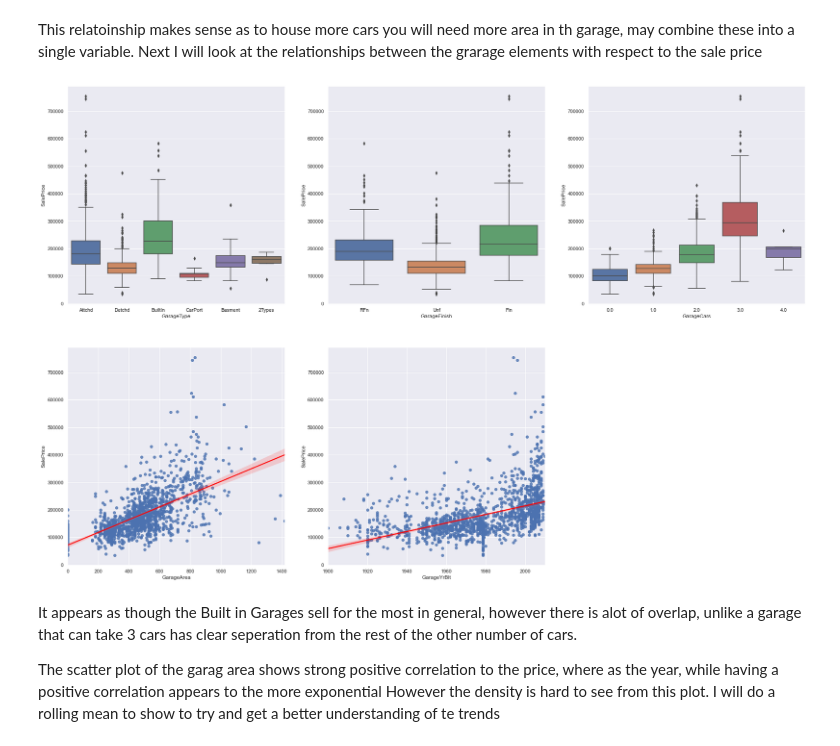
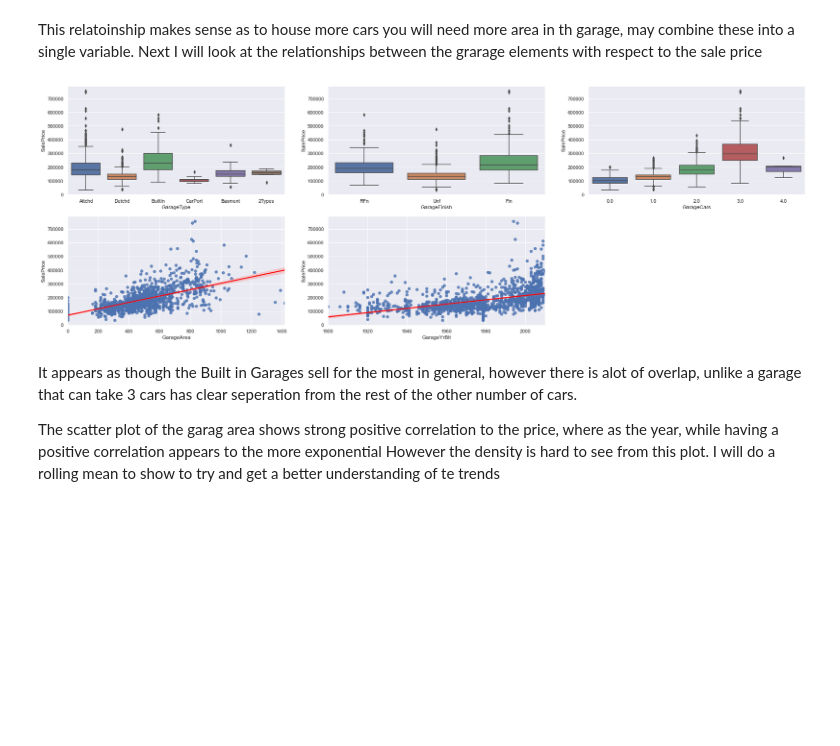
Before and after one commit to bhollands/Iowa-house-prices-advanced-regression, a Jupyter notebook: EDA.ipynb, the cells around one changed output. Saved outputs shown, nothing was run; the diff lists cells and outputs as text; code cells hidden in the pictures; blank space fills up the shorter version.

```diff
--- a/EDA.ipynb
+++ b/EDA.ipynb
@@ -142,19 +147,19 @@ This relatoinship makes sense as to house more cars you will need more area in t
 # %%
 sns.set()
 garage_ind = ['GarageType','GarageFinish', 'GarageCars', 'GarageArea', 'GarageYrBlt']
 
 i=0
-plt.figure(figsize = (30,20))
+plt.figure(figsize = (30,10))
 for _ in garage_ind:
     ax = plt.subplot(2,3 ,i+1)
     if i < 3:
         sns.boxplot(x = _, y = 'SalePrice', data = train_drop, ax=ax)
     else:
         sns.regplot(x = _, y = 'SalePrice',data = train_drop,line_kws={'color':'red'} ,ax = ax)
 
     i+=1
 # %% [output]
-[figure, old version]
+[figure, new version]
 # %% [markdown]
 It appears as though the Built in Garages sell for the most in general, however there is alot of overlap, unlike a garage that can take 3 cars has clear seperation from the rest of the other number of cars.
 
```
Also changed, not shown: parts of 19 cells of this notebook.
